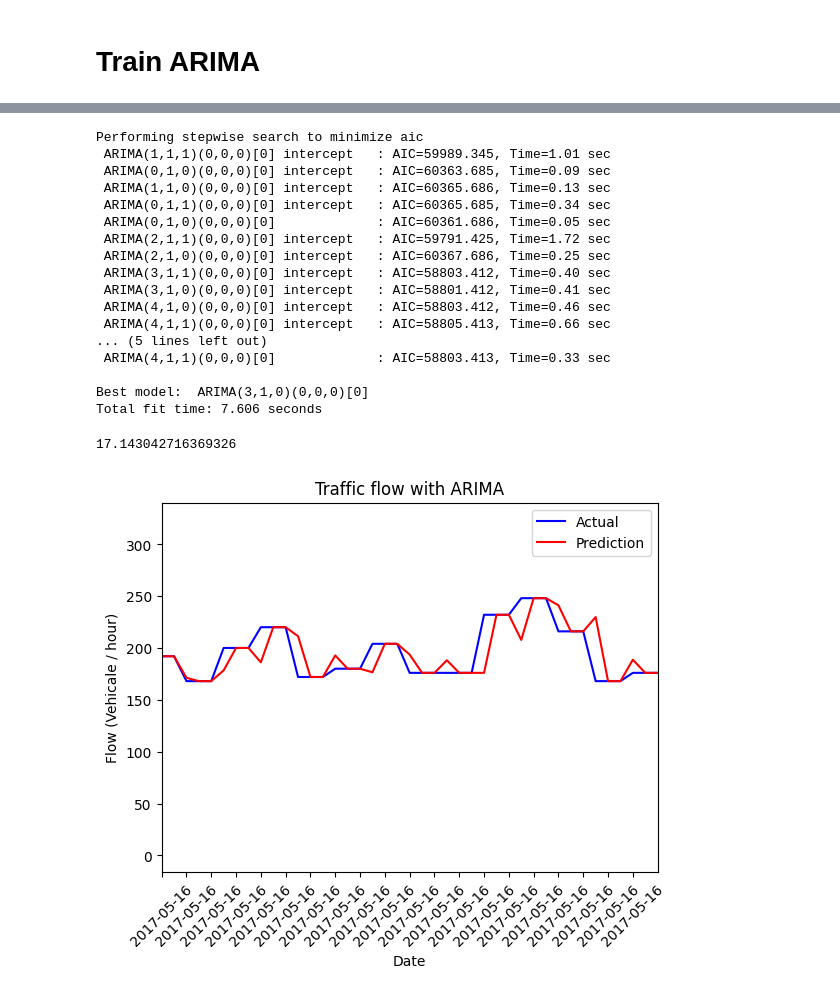
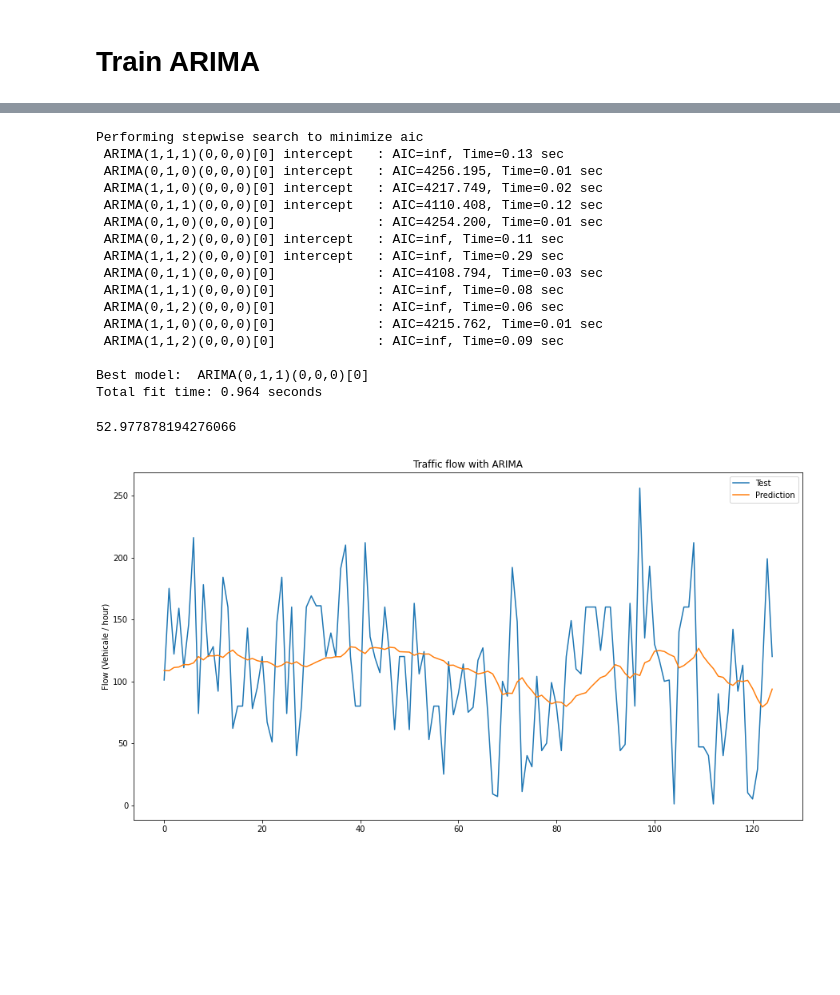
Before and after one commit to fredrikkortet/mt-hh, a Jupyter notebook: ARIMA.ipynb, the cells around one changed output, grey strips where cells are left out. Saved outputs shown, nothing was run; the diff lists cells and outputs as text; code cells hidden in the pictures; blank space fills up the shorter version.

Commit message:
ARIMA is done

```diff
--- a/ARIMA.ipynb
+++ b/ARIMA.ipynb
@@ -18,7 +17,7 @@ from statsmodels.tools.eval_measures import rmse
 # %% [markdown]
 # Load and PreProcess
 # %%
-data = pd.read_csv('data/utd19_u.csv', nrows = 10000,usecols = ['day','flow'])
+data = pd.read_csv('data/PMS_data.csv',nrows=500)
 # %%
 data.head()
 # %% [output]
@@ -64,6 +61,6 @@ plt.savefig("traintestdata.png")
 # %% [markdown]
 # Train ARIMA
 # %%
-xtrain = train_set['flow'].values
-xtest = test_set['flow'].values
+xtrain = train_set['Flow'].values
+xtest = test_set['Flow'].values
 # %%
@@ -80,27 +77,27 @@ Name: flow, dtype: int64
 aut_model = auto_arima(xtrain, start_p=1, start_q=1,test='adf',max_p=5, max_q=5,m=1,d=1,seasonal=False,   start_P=0, D=None, trace=True ,error_action='ignore',  suppress_warnings=True, stepwise=True)
 # %% [output]
 Performing stepwise search to minimize aic
- ARIMA(1,1,1)(0,0,0)[0] intercept   : AIC=59989.345, Time=1.01 sec
- ARIMA(0,1,0)(0,0,0)[0] intercept   : AIC=60363.685, Time=0.09 sec
- ARIMA(1,1,0)(0,0,0)[0] intercept   : AIC=60365.686, Time=0.13 sec
- ARIMA(0,1,1)(0,0,0)[0] intercept   : AIC=60365.685, Time=0.34 sec
- ARIMA(0,1,0)(0,0,0)[0]             : AIC=60361.686, Time=0.05 sec
- ARIMA(2,1,1)(0,0,0)[0] intercept   : AIC=59791.425, Time=1.72 sec
- ARIMA(2,1,0)(0,0,0)[0] intercept   : AIC=60367.686, Time=0.25 sec
- ARIMA(3,1,1)(0,0,0)[0] intercept   : AIC=58803.412, Time=0.40 sec
- ARIMA(3,1,0)(0,0,0)[0] intercept   : AIC=58801.412, Time=0.41 sec
- ARIMA(4,1,0)(0,0,0)[0] intercept   : AIC=58803.412, Time=0.46 sec
- ARIMA(4,1,1)(0,0,0)[0] intercept   : AIC=58805.413, Time=0.66 sec
-... (5 lines left out)
- ARIMA(4,1,1)(0,0,0)[0]             : AIC=58803.413, Time=0.33 sec
+ ARIMA(1,1,1)(0,0,0)[0] intercept   : AIC=inf, Time=0.13 sec
+ ARIMA(0,1,0)(0,0,0)[0] intercept   : AIC=4256.195, Time=0.01 sec
+ ARIMA(1,1,0)(0,0,0)[0] intercept   : AIC=4217.749, Time=0.02 sec
+ ARIMA(0,1,1)(0,0,0)[0] intercept   : AIC=4110.408, Time=0.12 sec
+ ARIMA(0,1,0)(0,0,0)[0]             : AIC=4254.200, Time=0.01 sec
+ ARIMA(0,1,2)(0,0,0)[0] intercept   : AIC=inf, Time=0.11 sec
+ ARIMA(1,1,2)(0,0,0)[0] intercept   : AIC=inf, Time=0.29 sec
+ ARIMA(0,1,1)(0,0,0)[0]             : AIC=4108.794, Time=0.03 sec
+ ARIMA(1,1,1)(0,0,0)[0]             : AIC=inf, Time=0.08 sec
+ ARIMA(0,1,2)(0,0,0)[0]             : AIC=inf, Time=0.06 sec
+ ARIMA(1,1,0)(0,0,0)[0]             : AIC=4215.762, Time=0.01 sec
+ ARIMA(1,1,2)(0,0,0)[0]             : AIC=inf, Time=0.09 sec
 
-Best model:  ARIMA(3,1,0)(0,0,0)[0]
-Total fit time: 7.606 seconds
+Best model:  ARIMA(0,1,1)(0,0,0)[0]
+Total fit time: 0.964 seconds
 # %%
-history = [x for x in xtrain]
+
+history = xtrain.tolist()
 predictions = list()
 for t in range(len(xtest)):
-    model = ARIMA(history, order=(3,1,0))
+    model = ARIMA(history, order=(0,1,1))
     model_fit = model.fit()
     output = model_fit.forecast()
     yhat = output[0]
@@ -111,19 +108,15 @@ for t in range(len(xtest)):
 rmse = sqrt(mean_squared_error(xtest, predictions))
 rmse
 # %% [output]
-17.143042716369326
+52.977878194276066
 # %%
-
-# plot forecasts against actual outcomes
-plt.plot(xtest,color = 'blue',label = "Actual")
-plt.plot(predictions, color='red', label = "Prediction")
-plt.xlabel('Date')
+plt.figure(figsize=(15,8))
+plt.plot(xtest,label = "Test")
+plt.plot(predictions, label = "Prediction")
 plt.ylabel("Flow (Vehicale / hour)")
 plt.title('Traffic flow with ARIMA')
-plt.xlim(1260, 1300)
-plt.xticks(np.arange(1260,1300,2),test_set.day[1260:1300:2],rotation = 45)
 plt.legend()
-plt.savefig('Actual_real.png')
+#plt.savefig('Actual_real.png')
 plt.show()
 # %% [output]
-[figure, old version]
+[figure, new version]
```
Also changed, not shown: parts of 11 cells of this notebook, 5 other files.
